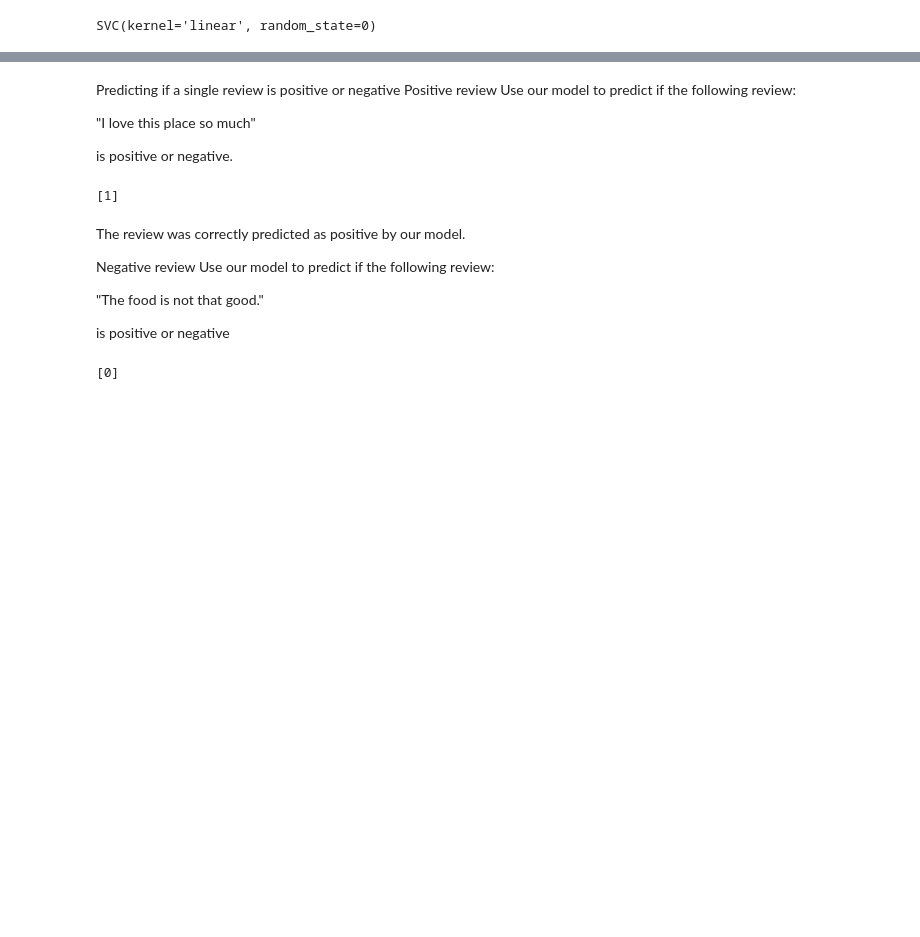
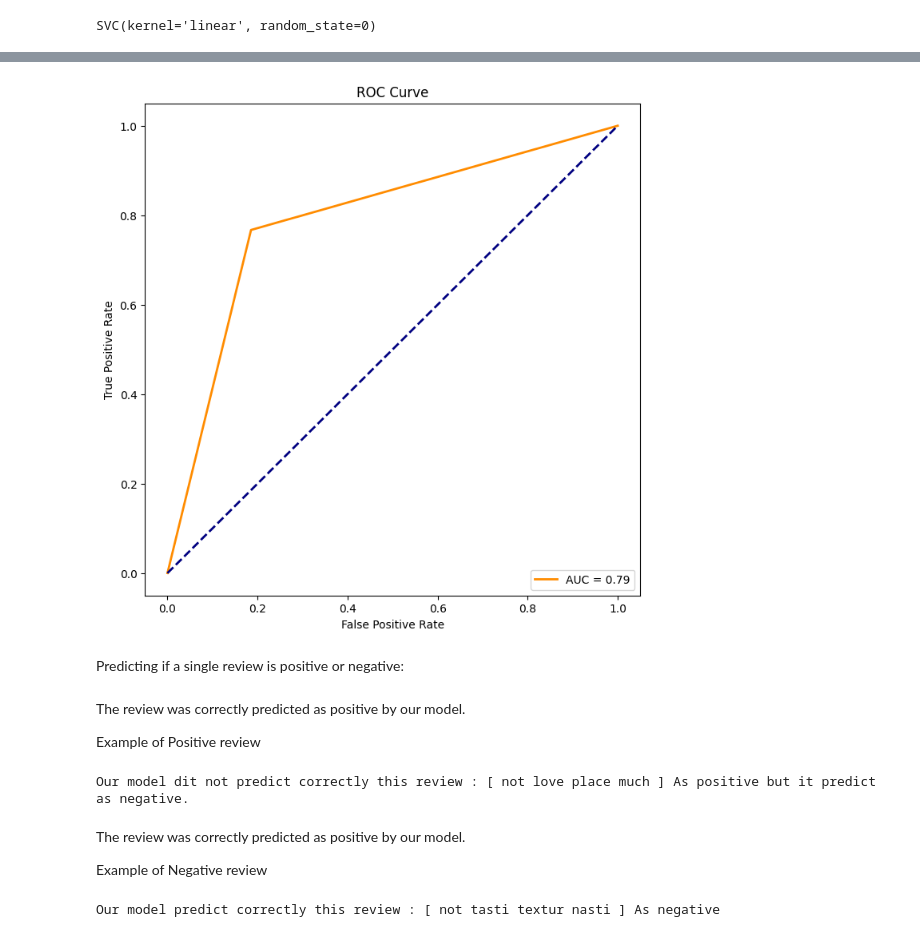
Before and after one commit to SedarKorka/NLP_Project, a Jupyter notebook: project.ipynb, the cells around one changed output, grey strips where cells are left out. Saved outputs shown, nothing was run; the diff lists cells and outputs as text; code cells hidden in the pictures; blank space fills up the shorter version.

```diff
--- a/project.ipynb
+++ b/project.ipynb
@@ -173,13 +177,27 @@ accuracy_score(y_test, y_pred)
+# %%
+# Calculate ROC curve and AUC
+fpr, tpr, thresholds = roc_curve(y_test, y_pred)
+roc_auc = auc(fpr, tpr)
+
+# Plot the ROC curve
+plt.figure(figsize=(8, 8))
+plt.plot(fpr, tpr, color='darkorange', lw=2, label=f'AUC = {roc_auc:.2f}')
+plt.plot([0, 1], [0, 1], color='navy', lw=2, linestyle='--')
+plt.xlabel('False Positive Rate')
+plt.ylabel('True Positive Rate')
+plt.title('ROC Curve')
+plt.legend(loc='lower right')
+plt.show()
+# %% [output]
+[figure, added]
 # %% [markdown]
-Predicting if a single review is positive or negative
-Positive review
-Use our model to predict if the following review:
-
-"I love this place so much"
-
-is positive or negative.
+Predicting if a single review is positive or negative:
+# %% [markdown]
+The review was correctly predicted as positive by our model.
+
+Example of Positive review
 # %%
-new_review = 'I love this place so much'
+new_review = 'I not love this place so much'
 new_review = re.sub('[^a-zA-Z]', ' ', new_review)
 new_review = new_review.lower()
 new_review = new_review.split()
@@ -191,31 +209,34 @@ new_review = ' '.join(new_review)
 new_corpus = [new_review]
 new_X_test = cv.transform(new_corpus).toarray()
 new_y_pred = classifier.predict(new_X_test)
-print(new_y_pred)
+if new_y_pred == 1:
+    print("Our model predict correctly this review : [", new_review, "] As positive")
+else:
+    print("Our model dit not predict correctly this review : [", new_review, "] As positive but it predict as negative.")
 # %% [output]
-[1]
+Our model dit not predict correctly this review : [ not love place much ] As positive but it predict as negative.
 # %% [markdown]
 The review was correctly predicted as positive by our model.
 
-Negative review
-Use our model to predict if the following review:
-
-"The food is not that good."
-
-is positive or negative
+Example of Negative review
 # %%
-new_review = 'The food is not that good'
+new_review = 'Not tasty and the texture was just nasty.'
 new_review = re.sub('[^a-zA-Z]', ' ', new_review)
 new_review = new_review.lower()
 new_review = new_review.split()
 ps = PorterStemmer()
+
 all_stopwords = stopwords.words('english')
+
 all_stopwords.remove('not')
 new_review = [ps.stem(word) for word in new_review if not word in set(all_stopwords)]
 new_review = ' '.join(new_review)
 new_corpus = [new_review]
 new_X_test = cv.transform(new_corpus).toarray()
 new_y_pred = classifier.predict(new_X_test)
-print(new_y_pred)
+if new_y_pred == 0:
+    print("Our model predict correctly this review : [", new_review, "] As negative")
+else:
+    print("Our model dit not predict correctly this review : [", new_review, "] As negative but it predict as positive.")
 # %% [output]
-[0]
+Our model predict correctly this review : [ not tasti textur nasti ] As negative
```
Also changed, not shown: parts of 4 cells of this notebook.
